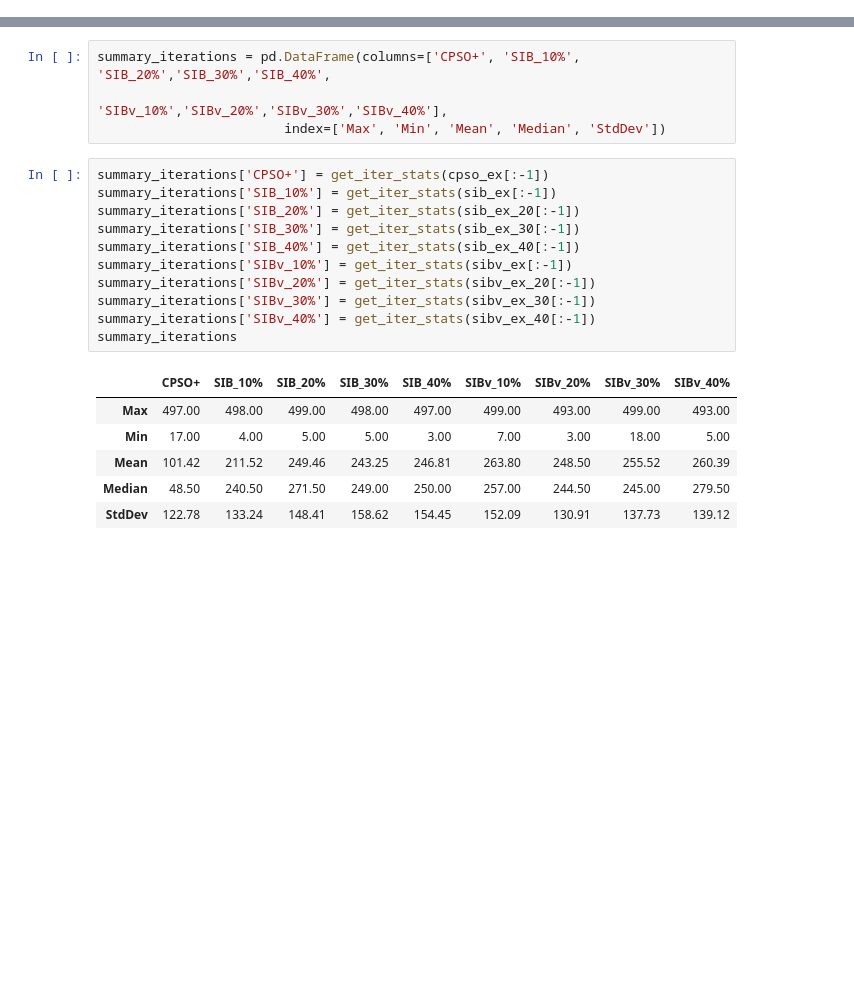
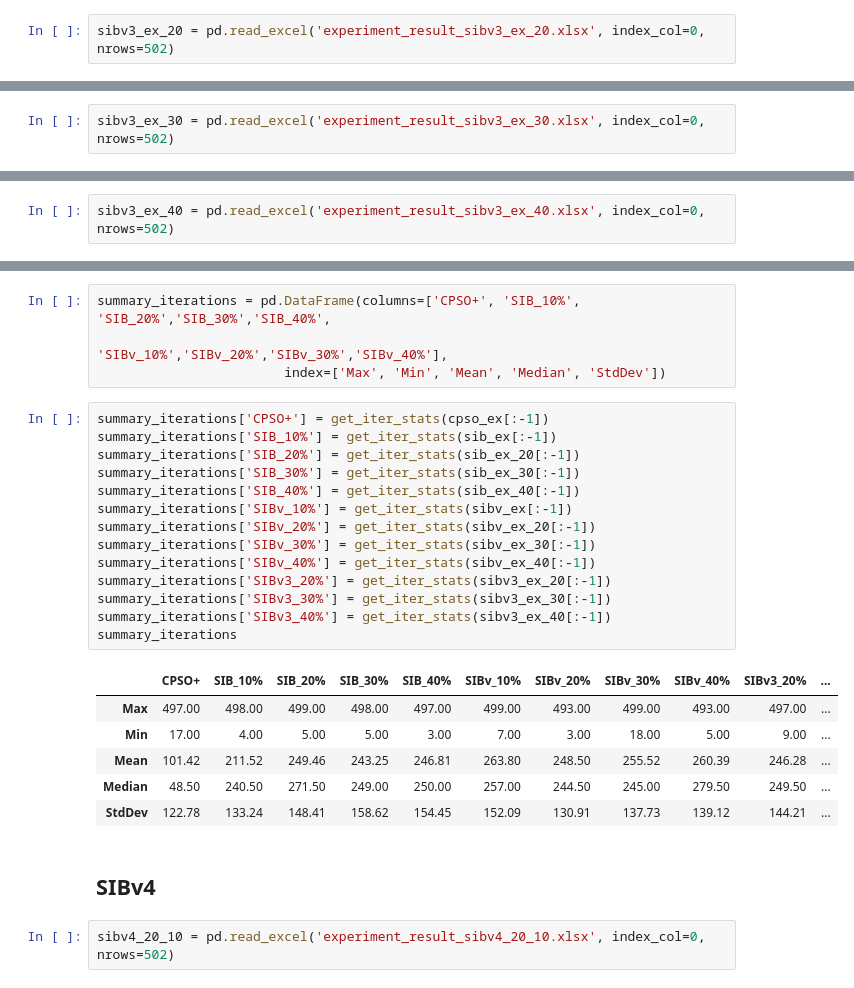
Before and after one commit to Xalt8/Intelligent_Computing_SC, a Jupyter notebook: experiment_visualisation_last.ipynb, the cells around one changed output, grey strips where cells are left out. Cells and saved outputs as stored; diff of their text form; blank space fills up the shorter version.

```diff
--- a/experiment_visualisation_last.ipynb
+++ b/experiment_visualisation_last.ipynb
@@ -212,0 +215,2 @@ plot_pdf_graph(df=sibv_ex_40, bins=100, alg_name='SIBv 40%' )
+# %%
+sibv3_ex_20 = pd.read_excel('experiment_result_sibv3_ex_20.xlsx', index_col=0, nrows=502)
@@ -212,0 +225,2 @@ plot_pdf_graph(df=sibv_ex_40, bins=100, alg_name='SIBv 40%' )
+# %%
+sibv3_ex_30 = pd.read_excel('experiment_result_sibv3_ex_30.xlsx', index_col=0, nrows=502)
@@ -212,0 +235,2 @@ plot_pdf_graph(df=sibv_ex_40, bins=100, alg_name='SIBv 40%' )
+# %%
+sibv3_ex_40 = pd.read_excel('experiment_result_sibv3_ex_40.xlsx', index_col=0, nrows=502)
@@ -246,18 +281,25 @@ summary_iterations = pd.DataFrame(columns=['CPSO+', 'SIB_10%', 'SIB_20%','SIB_30
 # %%
 summary_iterations['CPSO+'] = get_iter_stats(cpso_ex[:-1])
 summary_iterations['SIB_10%'] = get_iter_stats(sib_ex[:-1])
 summary_iterations['SIB_20%'] = get_iter_stats(sib_ex_20[:-1])
 summary_iterations['SIB_30%'] = get_iter_stats(sib_ex_30[:-1])
 summary_iterations['SIB_40%'] = get_iter_stats(sib_ex_40[:-1])
 summary_iterations['SIBv_10%'] = get_iter_stats(sibv_ex[:-1])
 summary_iterations['SIBv_20%'] = get_iter_stats(sibv_ex_20[:-1])
 summary_iterations['SIBv_30%'] = get_iter_stats(sibv_ex_30[:-1])
 summary_iterations['SIBv_40%'] = get_iter_stats(sibv_ex_40[:-1])
+summary_iterations['SIBv3_20%'] = get_iter_stats(sibv3_ex_20[:-1])
+summary_iterations['SIBv3_30%'] = get_iter_stats(sibv3_ex_30[:-1])
+summary_iterations['SIBv3_40%'] = get_iter_stats(sibv3_ex_40[:-1])
 summary_iterations
 # %% [output]
-|  | CPSO+ | SIB_10% | SIB_20% | SIB_30% | SIB_40% | SIBv_10% | SIBv_20% | SIBv_30% | SIBv_40% |
-| Max | 497.00 | 498.00 | 499.00 | 498.00 | 497.00 | 499.00 | 493.00 | 499.00 | 493.00 |
-| Min | 17.00 | 4.00 | 5.00 | 5.00 | 3.00 | 7.00 | 3.00 | 18.00 | 5.00 |
-| Mean | 101.42 | 211.52 | 249.46 | 243.25 | 246.81 | 263.80 | 248.50 | 255.52 | 260.39 |
-| Median | 48.50 | 240.50 | 271.50 | 249.00 | 250.00 | 257.00 | 244.50 | 245.00 | 279.50 |
-| StdDev | 122.78 | 133.24 | 148.41 | 158.62 | 154.45 | 152.09 | 130.91 | 137.73 | 139.12 |
+|  | CPSO+ | SIB_10% | SIB_20% | SIB_30% | SIB_40% | SIBv_10% | SIBv_20% | SIBv_30% | SIBv_40% | SIBv3_20% | ... |
+| Max | 497.00 | 498.00 | 499.00 | 498.00 | 497.00 | 499.00 | 493.00 | 499.00 | 493.00 | 497.00 | ... |
+| Min | 17.00 | 4.00 | 5.00 | 5.00 | 3.00 | 7.00 | 3.00 | 18.00 | 5.00 | 9.00 | ... |
+| Mean | 101.42 | 211.52 | 249.46 | 243.25 | 246.81 | 263.80 | 248.50 | 255.52 | 260.39 | 246.28 | ... |
+| Median | 48.50 | 240.50 | 271.50 | 249.00 | 250.00 | 257.00 | 244.50 | 245.00 | 279.50 | 249.50 | ... |
+| StdDev | 122.78 | 133.24 | 148.41 | 158.62 | 154.45 | 152.09 | 130.91 | 137.73 | 139.12 | 144.21 | ... |
+# %% [markdown]
+## SIBv4
+# %%
+sibv4_20_10 = pd.read_excel('experiment_result_sibv4_20_10.xlsx', index_col=0, nrows=502)
```
Also changed, not shown: parts of 24 cells of this notebook, 20 other files.
